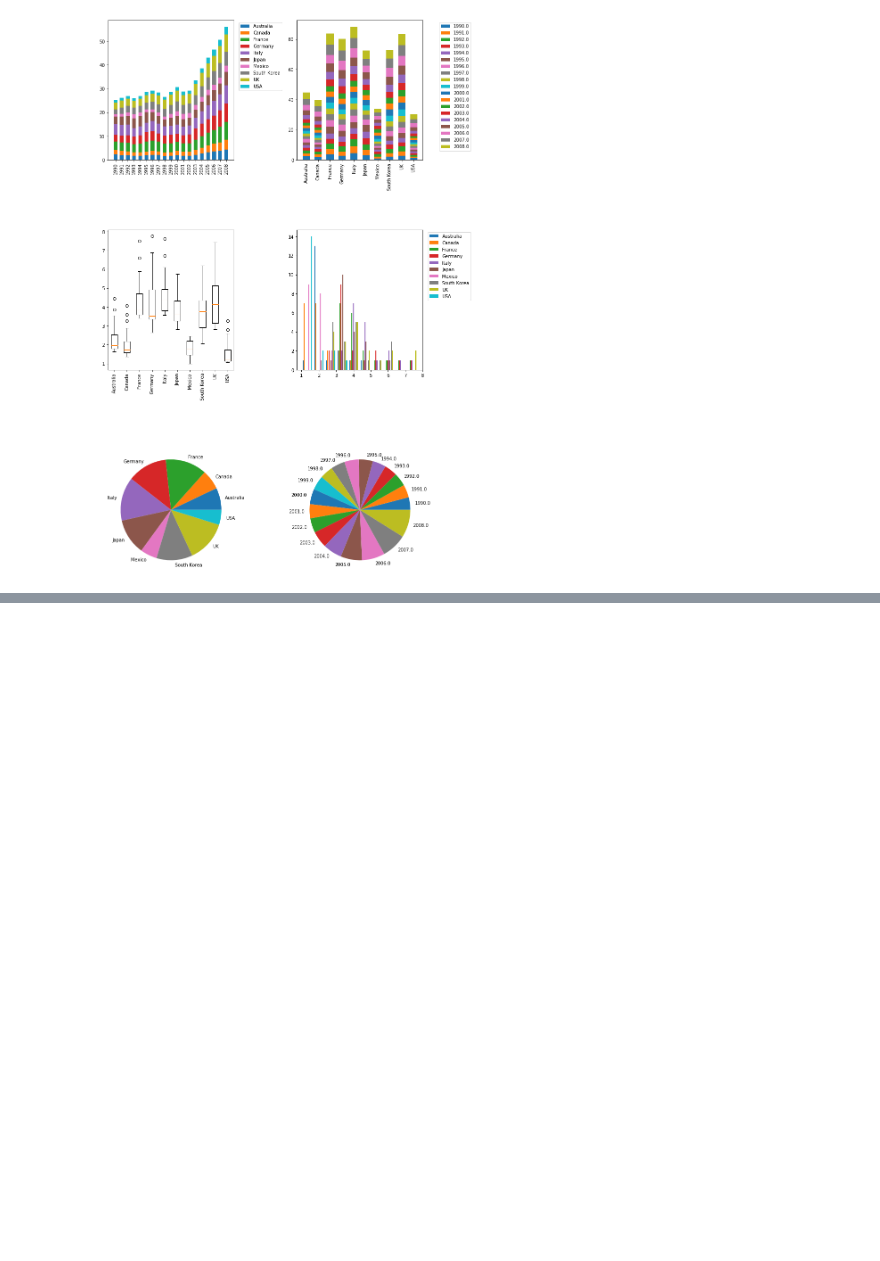
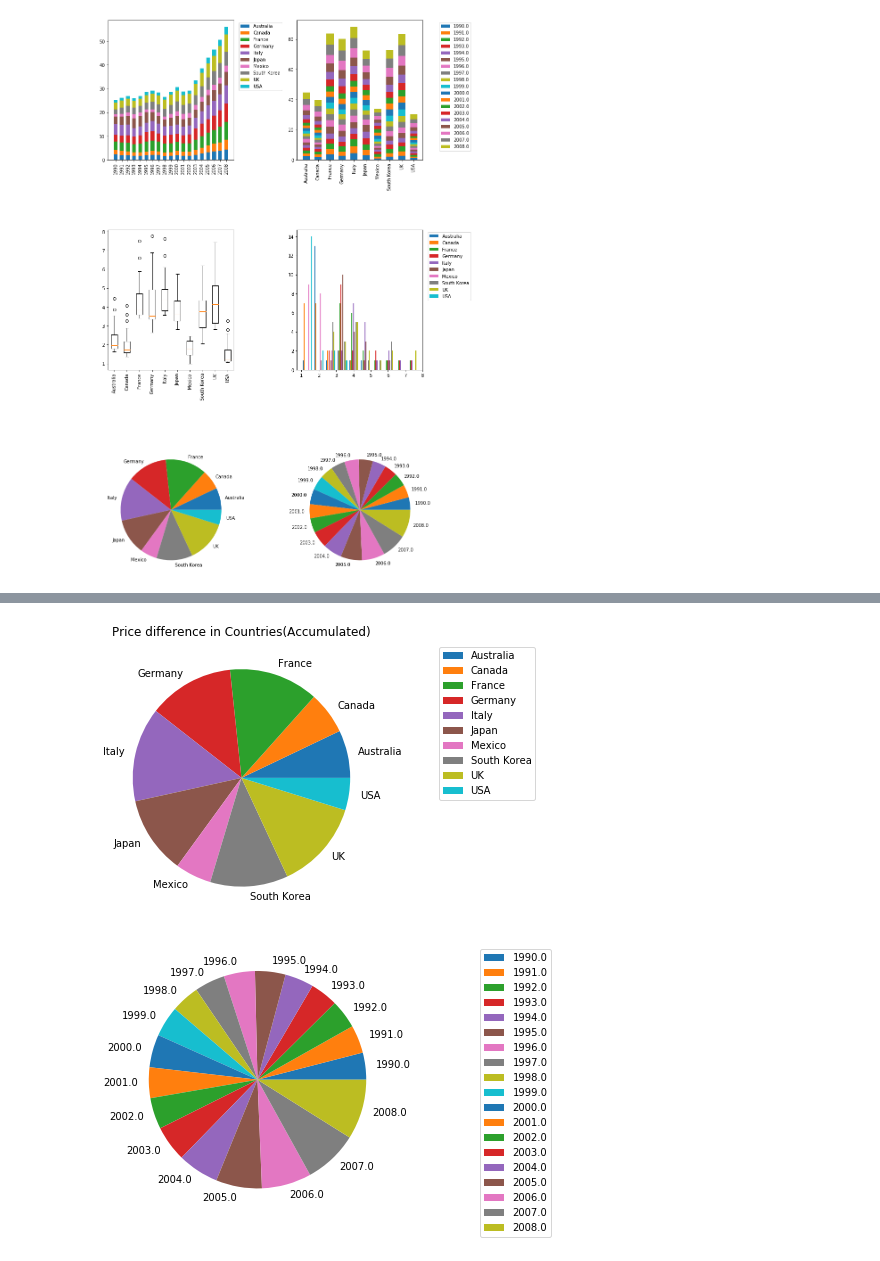
Before and after one commit to gsharansingh/easygplot, a Jupyter notebook: test.ipynb, the cells around one changed output, grey strips where cells are left out. Saved outputs shown, nothing was run; the diff lists cells and outputs as text; code cells hidden in the pictures; blank space fills up the shorter version.

```diff
--- a/test.ipynb
+++ b/test.ipynb
@@ -108,0 +59,6 @@ Plot.Pie(legend=True)(mydata[:])
+# %%
+plot_line = Plot.Pie(legend = True, title_cwise = "Price difference in Countries(Accumulated)")
+f = plot_line(mydata[:])
+# %% [output]
+[figure, added]
+[figure, added]
```
Also changed, not shown: parts of 9 cells of this notebook, 1 other file.
